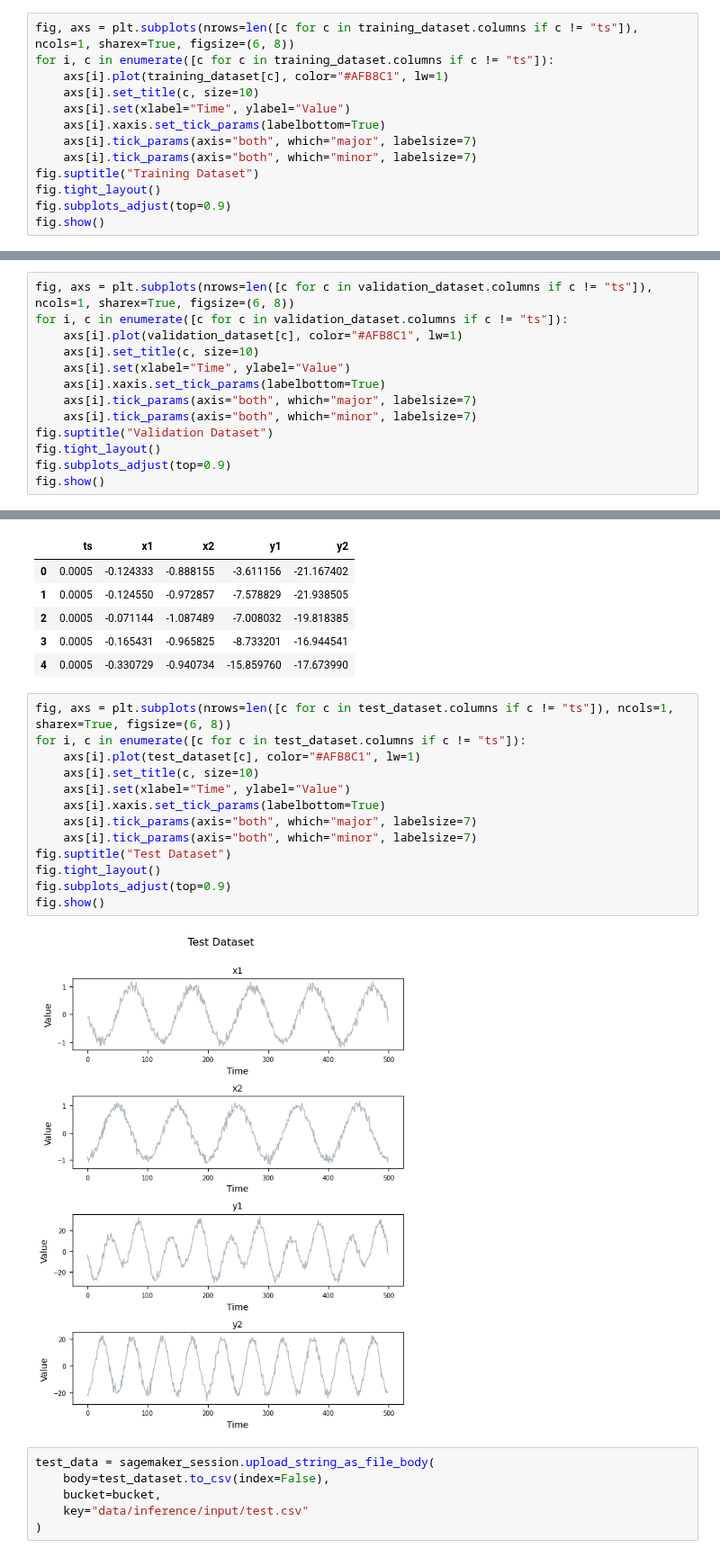
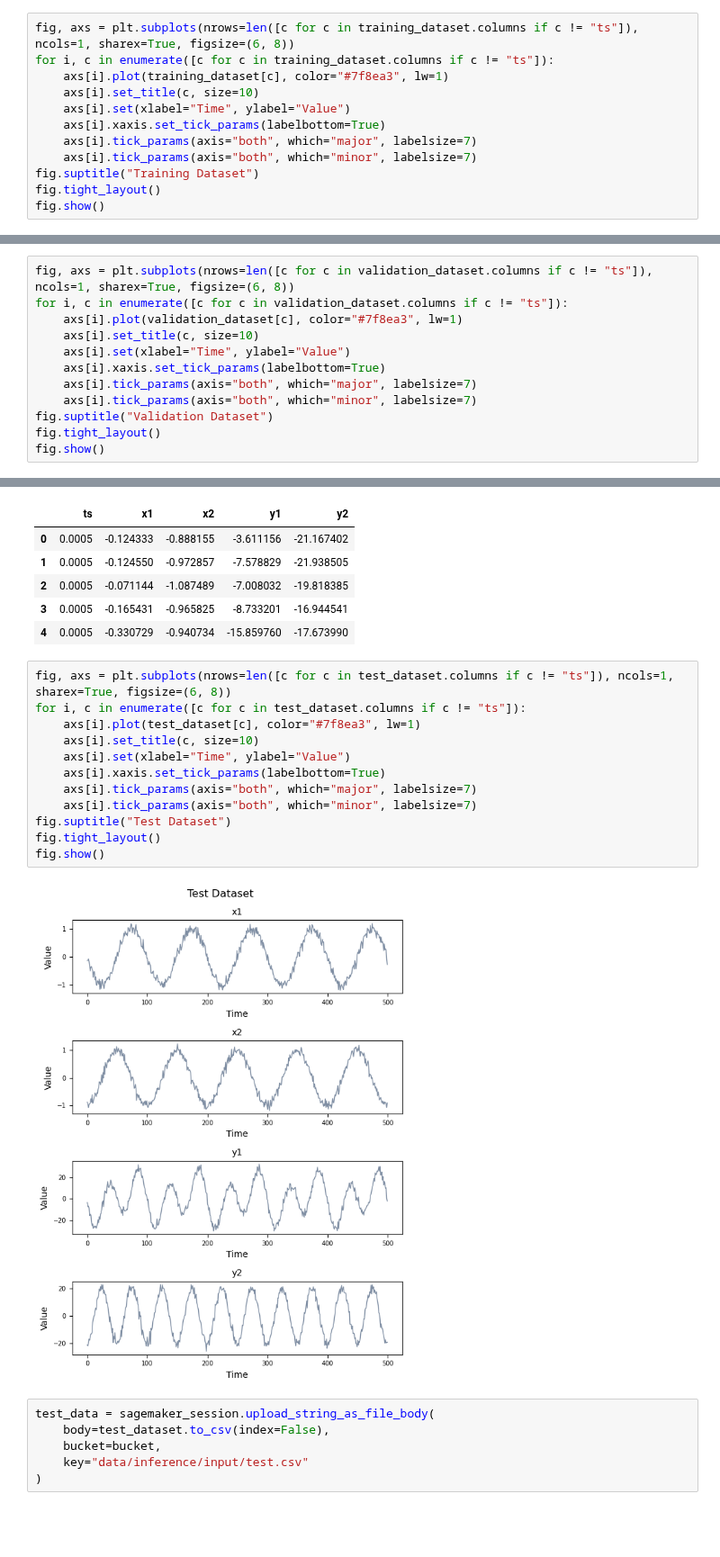
Before and after one commit to fg-research/lnn-sagemaker, a Jupyter notebook: notebook.ipynb, the cells around one changed output, grey strips where cells are left out. Shown at 90% size. Drawn from its saved outputs; the diff is of its cells as text; blank space fills up the shorter version.

```diff
--- a/notebook.ipynb
+++ b/notebook.ipynb
@@ -154,7 +151,7 @@ training_dataset.head()
 # %%
 fig, axs = plt.subplots(nrows=len([c for c in training_dataset.columns if c != "ts"]), ncols=1, sharex=True, figsize=(6, 8))
 for i, c in enumerate([c for c in training_dataset.columns if c != "ts"]):
-    axs[i].plot(training_dataset[c], color="#AFB8C1", lw=1)
+    axs[i].plot(training_dataset[c], color="#7f8ea3", lw=1)
     axs[i].set_title(c, size=10)
     axs[i].set(xlabel="Time", ylabel="Value")
     axs[i].xaxis.set_tick_params(labelbottom=True)
@@ -162,6 +159,5 @@ for i, c in enumerate([c for c in training_dataset.columns if c != "ts"]):
     axs[i].tick_params(axis="both", which="minor", labelsize=7)
 fig.suptitle("Training Dataset")
 fig.tight_layout()
-fig.subplots_adjust(top=0.9)
 fig.show()
 # %% [output]
@@ -186,7 +182,7 @@ validation_dataset.head()
 # %%
 fig, axs = plt.subplots(nrows=len([c for c in validation_dataset.columns if c != "ts"]), ncols=1, sharex=True, figsize=(6, 8))
 for i, c in enumerate([c for c in validation_dataset.columns if c != "ts"]):
-    axs[i].plot(validation_dataset[c], color="#AFB8C1", lw=1)
+    axs[i].plot(validation_dataset[c], color="#7f8ea3", lw=1)
     axs[i].set_title(c, size=10)
     axs[i].set(xlabel="Time", ylabel="Value")
     axs[i].xaxis.set_tick_params(labelbottom=True)
@@ -194,6 +190,5 @@ for i, c in enumerate([c for c in validation_dataset.columns if c != "ts"]):
     axs[i].tick_params(axis="both", which="minor", labelsize=7)
 fig.suptitle("Validation Dataset")
 fig.tight_layout()
-fig.subplots_adjust(top=0.9)
 fig.show()
 # %% [output]
@@ -391,18 +383,17 @@ test_dataset.head()
 # %%
 fig, axs = plt.subplots(nrows=len([c for c in test_dataset.columns if c != "ts"]), ncols=1, sharex=True, figsize=(6, 8))
 for i, c in enumerate([c for c in test_dataset.columns if c != "ts"]):
-    axs[i].plot(test_dataset[c], color="#AFB8C1", lw=1)
+    axs[i].plot(test_dataset[c], color="#7f8ea3", lw=1)
     axs[i].set_title(c, size=10)
     axs[i].set(xlabel="Time", ylabel="Value")
     axs[i].xaxis.set_tick_params(labelbottom=True)
     axs[i].tick_params(axis="both", which="major", labelsize=7)
     axs[i].tick_params(axis="both", which="minor", labelsize=7)
 fig.suptitle("Test Dataset")
 fig.tight_layout()
-fig.subplots_adjust(top=0.9)
 fig.show()
 # %% [output]
-[figure, old version]
+[figure, new version]
 # %%
 test_data = sagemaker_session.upload_string_as_file_body(
     body=test_dataset.to_csv(index=False),
```
Also changed, not shown: parts of 30 cells of this notebook, 3 other files.
